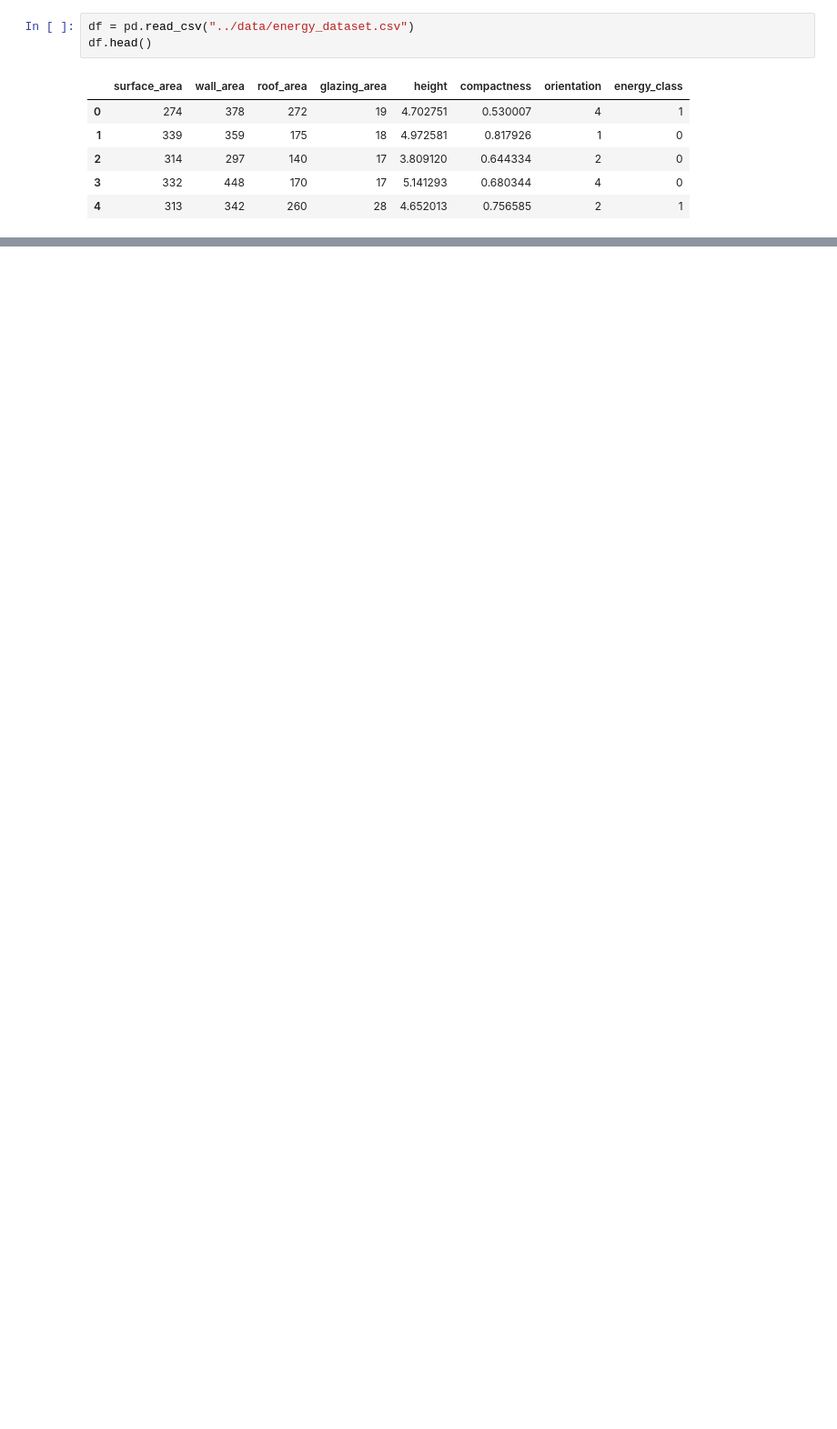
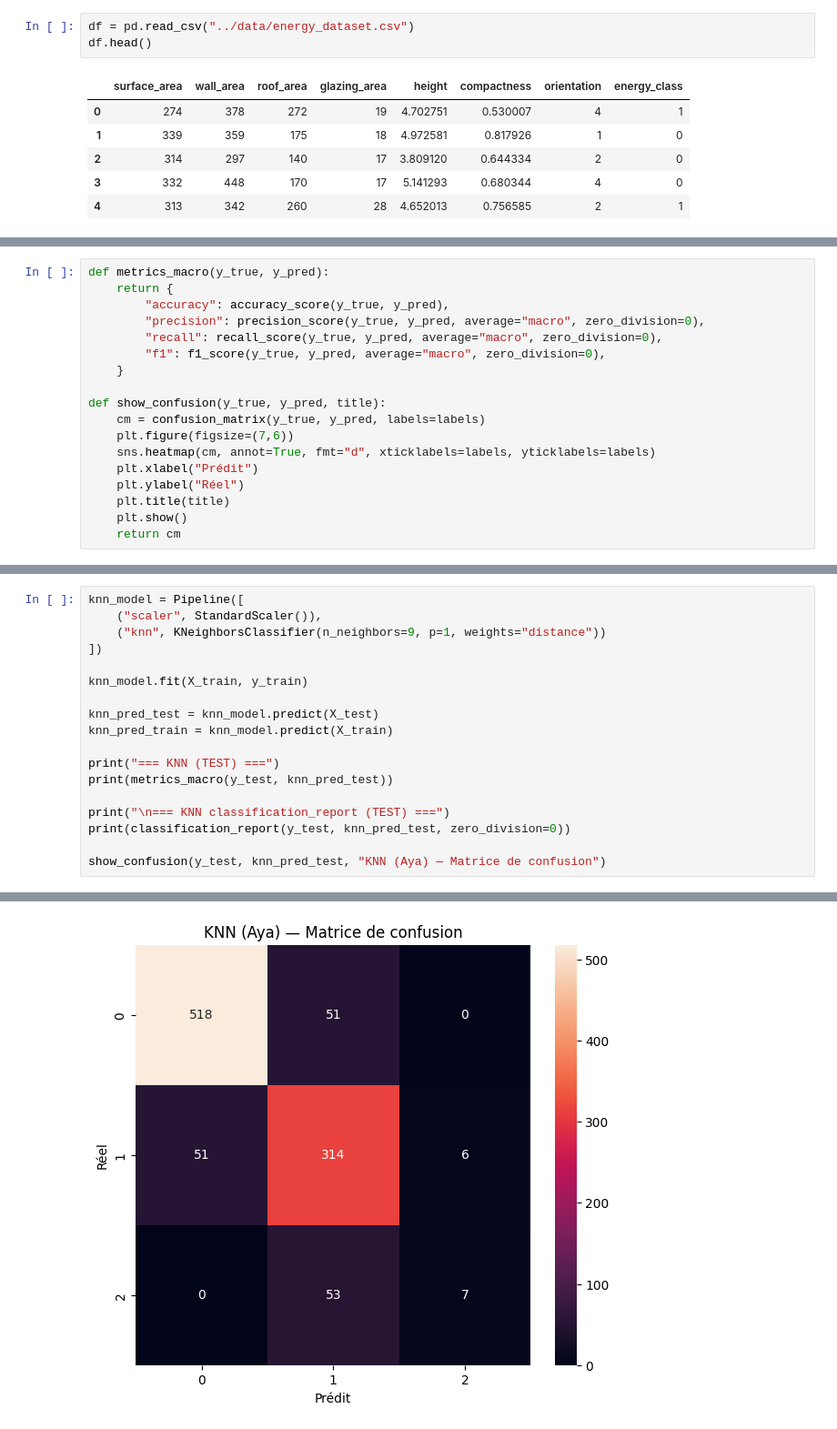
Before and after one commit to aicha53-dot/energy-classification-project, a Jupyter notebook: notebooks/05_comparison.ipynb, the cells around one changed output, grey strips where cells are left out. Shown: that part at 91% size. Saved outputs shown, nothing was run; the diff lists cells and outputs as text; blank space fills up the shorter version.

Commit message:
Finalize ML model comparison and select final model

```diff
--- a/notebooks/05_comparison.ipynb
+++ b/notebooks/05_comparison.ipynb
@@ -44,3 +42,21 @@ X_train, X_test, y_train, y_test = train_test_split(
 X_train.shape, X_test.shape
 # %% [output]
 ((4000, 7), (1000, 7))
+# %%
+def metrics_macro(y_true, y_pred):
+    return {
+        "accuracy": accuracy_score(y_true, y_pred),
+        "precision": precision_score(y_true, y_pred, average="macro", zero_division=0),
+        "recall": recall_score(y_true, y_pred, average="macro", zero_division=0),
+        "f1": f1_score(y_true, y_pred, average="macro", zero_division=0),
+    }
+
+def show_confusion(y_true, y_pred, title):
+    cm = confusion_matrix(y_true, y_pred, labels=labels)
+    plt.figure(figsize=(7,6))
+    sns.heatmap(cm, annot=True, fmt="d", xticklabels=labels, yticklabels=labels)
+    plt.xlabel("Prédit")
+    plt.ylabel("Réel")
+    plt.title(title)
+    plt.show()
+    return cm
@@ -46,0 +77,19 @@ X_train.shape, X_test.shape
+# %%
+knn_model = Pipeline([
+    ("scaler", StandardScaler()),
+    ("knn", KNeighborsClassifier(n_neighbors=9, p=1, weights="distance"))
+])
+
+knn_model.fit(X_train, y_train)
+
+knn_pred_test = knn_model.predict(X_test)
+knn_pred_train = knn_model.predict(X_train)
+
+print("=== KNN (TEST) ===")
+print(metrics_macro(y_test, knn_pred_test))
+
+print("\n=== KNN classification_report (TEST) ===")
+print(classification_report(y_test, knn_pred_test, zero_division=0))
+
+show_confusion(y_test, knn_pred_test, "KNN (Aya) — Matrice de confusion")
+# %% [output]
@@ -46,0 +109 @@ X_train.shape, X_test.shape
+[figure, added]
```
Also changed, not shown: parts of 14 cells of this notebook.
